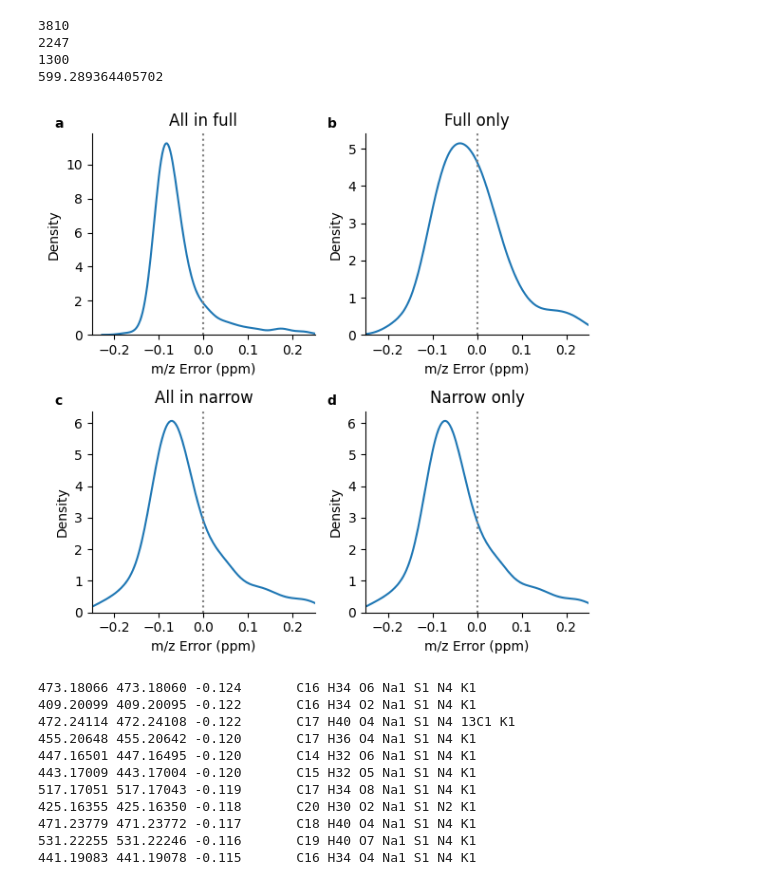
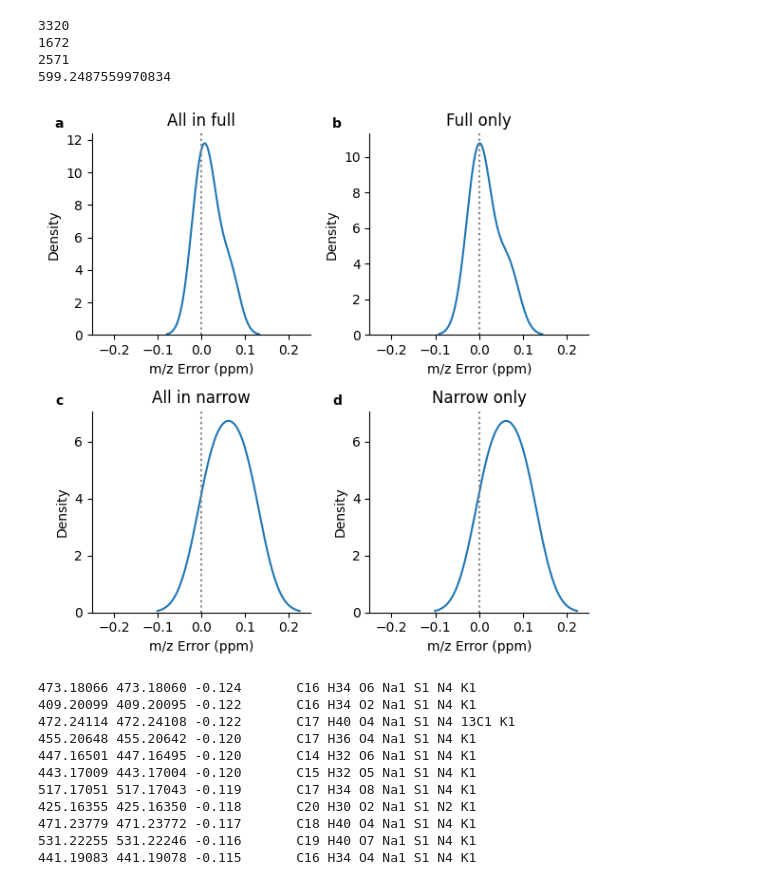
Before and after one commit to rboiteau/CoreMS, a Jupyter notebook: opt_figs-mzwindowing-spring.ipynb, the cells around one changed output. Cells and saved outputs as stored; diff of their text form; code cells hidden in the pictures.

```diff
--- a/opt_figs-mzwindowing-spring.ipynb
+++ b/opt_figs-mzwindowing-spring.ipynb
@@ -47,8 +47,10 @@ from matplotlib.ticker import (MultipleLocator, AutoMinorLocator)
 
 #drive_dir = '/Users/christiandewey/Library/CloudStorage/GoogleDrive-christian.w.dewey@gmail.com/My Drive/manuscripts/2023_Dewey-Boiteau-etal_mz-windowing/'
 drive_dir = '/home/dewey/Rawfiles/spring-env/pos/test/'
+drive_dir = '/Users/christiandewey/Rawfiles/spring-env/pos/test/'
 #svdir = drive_dir + 'figures/'
 rawfiledir = '/home/dewey/Rawfiles/spring-env/pos/test/'
+rawfiledir = '/Users/christiandewey/Rawfiles/spring-env/pos/test/'
 # %%
 class Assignments:
     ''' 1 Mar 23
@@ -216,16 +218,16 @@ importlib.reload(lcmsfns)
 
 data_dir = drive_dir
 
-heter = ['N', 'Na', 'S', 'P', 'K', 'Cu','Fe']
+heter = ['N', 'Na', 'K', 'Cu']
 
-results = pd.read_csv(data_dir+'230329_spring-env_pos.csv')
+results = pd.read_csv(data_dir+'230329_spring-env_pos_t.csv')
 
 postAssignProcess(heter)
 
-results.to_csv(data_dir+'p230329_spring-env_pos.csv')
+results.to_csv(data_dir+'p230329_spring-env_pos_t.csv')
 
 
-data_df = pd.read_csv(data_dir+'p230329_spring-env_pos.csv'  )
+data_df = pd.read_csv(data_dir+'p230329_spring-env_pos_t.csv'  )
 
 data_df['Window Size (m/z)'] = data_df['Window Size (m/z)'].map(str)
 
@@ -353,11 +355,11 @@ print(len(df_narrow))
 print(max(df_full['m/z']))
 dd = pd.concat([df_both, df_full,df_narrow])
 
-hetero = 'P'
-e = 'P'
+hetero = 'Cu'
+e = 'Cu'
 xmin = -0.25
 xmax = 0.25
-n = 0
+n = 1
 
 hc = 'mol_class'
 
@@ -390,38 +392,38 @@ ax.axvline(0, color = 'gray', linestyle = ':')
 ax.set_xlim(xmin,xmax)
 ax.set_title('Full only')
 
 ax = ax6
 df = data_df.features_in_narrow_only[data_df.features_in_narrow_only[hetero]>0]
 df = df[df[e]==n]
 ax = sns.kdeplot(data=df,x='m/z Error (ppm)', ax=ax, legend = False, palette = sns.color_palette('colorblind'))
 ax.axvline(0, color = 'gray', linestyle = ':')
 ax.set_xlim(xmin,xmax)
 ax.set_title('Narrow only')
 
 lbls_art = []
 lbls = ['a','b','c','d','e']
 axs = [ax3,ax4,ax5,ax6]
 for lbl, ax in zip(lbls,axs):
     l = ax.text(-0.15, 1.05,lbl,
         horizontalalignment='center',
         verticalalignment='center',
         transform = ax.transAxes, fontweight='bold', fontsize = 10)
     lbls_art.append(l)
 
 
 fig.tight_layout()
 
 #plt.show()
 sns.despine()
 lbla, lblb, lblc, lbld= lbls_art
 plt.show()
 #plt.savefig(svdir + 'mz_error_CHO_CHON_windows_spring-env.pdf', bbox_extra_artists=(leg,lbla,lblb,lblc,lbld), bbox_inches='tight')
 # %% [output]
-3810
-2247
-1300
-599.289364405702
+3320
+1672
+2571
+599.2487559970834
-[figure, old version]
+[figure, new version]
 # %%
 df = df_full[df_full['Na']>0]
 
```
Also changed, not shown: parts of 2 cells of this notebook, 6 other files.
